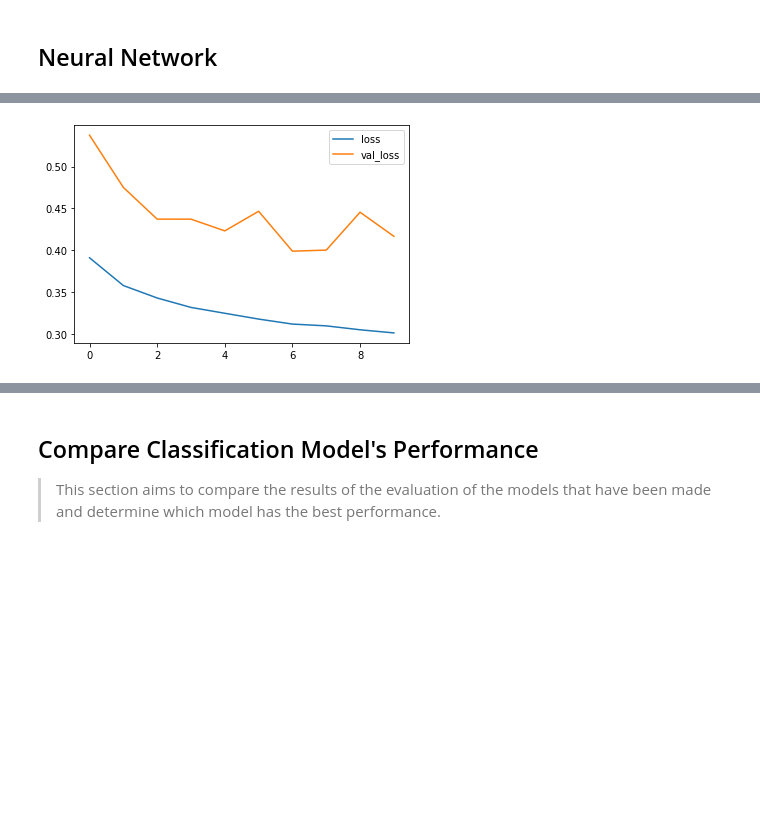
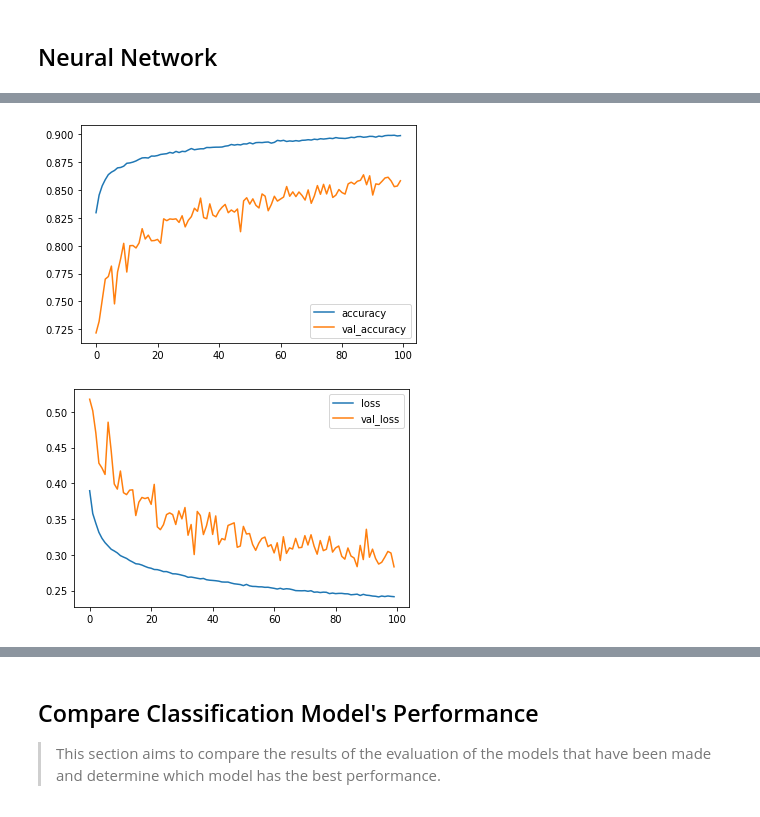
Before and after one commit to danielfsimangunsong/craiglist-sales-prediction, a Jupyter notebook: Craiglist_Sales_Prediction.ipynb, the cells around one changed output, grey strips where cells are left out. Cells and saved outputs as stored; diff of their text form; code cells hidden in the pictures; blank space fills up the shorter version.

```diff
--- a/Craiglist_Sales_Prediction.ipynb
+++ b/Craiglist_Sales_Prediction.ipynb
@@ -747,7 +747,7 @@ model.compile(
     metrics='accuracy'
 )
 
-EPOCHS = 10
+EPOCHS = 100
 history1 = model.fit(
     X1_nn_train, y1_nn_train,
     validation_data=(X1_nn_valid, y1_nn_valid),
@@ -778,6 +775,6 @@ Epoch 10/10
 # %%
-# Make visualization of loss and validation loss
+# Make visualization of accuracy and loss
 history_df = pd.DataFrame(history1.history)
+history_df.loc[0:, ['accuracy', 'val_accuracy']].plot()
 history_df.loc[0:, ['loss', 'val_loss']].plot()
-print(("Minimum Validation Loss: {:0.4f}").format(history_df['val_loss'].min()))
 # %% [output]
@@ -785,4 +782,5 @@ Minimum Validation Loss: 0.3988
-[figure, old version]
+[figure, new version]
+[figure, added]
 # %%
 # Predict "price" with Neural Network
 nn1_pred = model.predict(X1_test)
```
Also changed, not shown: parts of 5 cells of this notebook.
